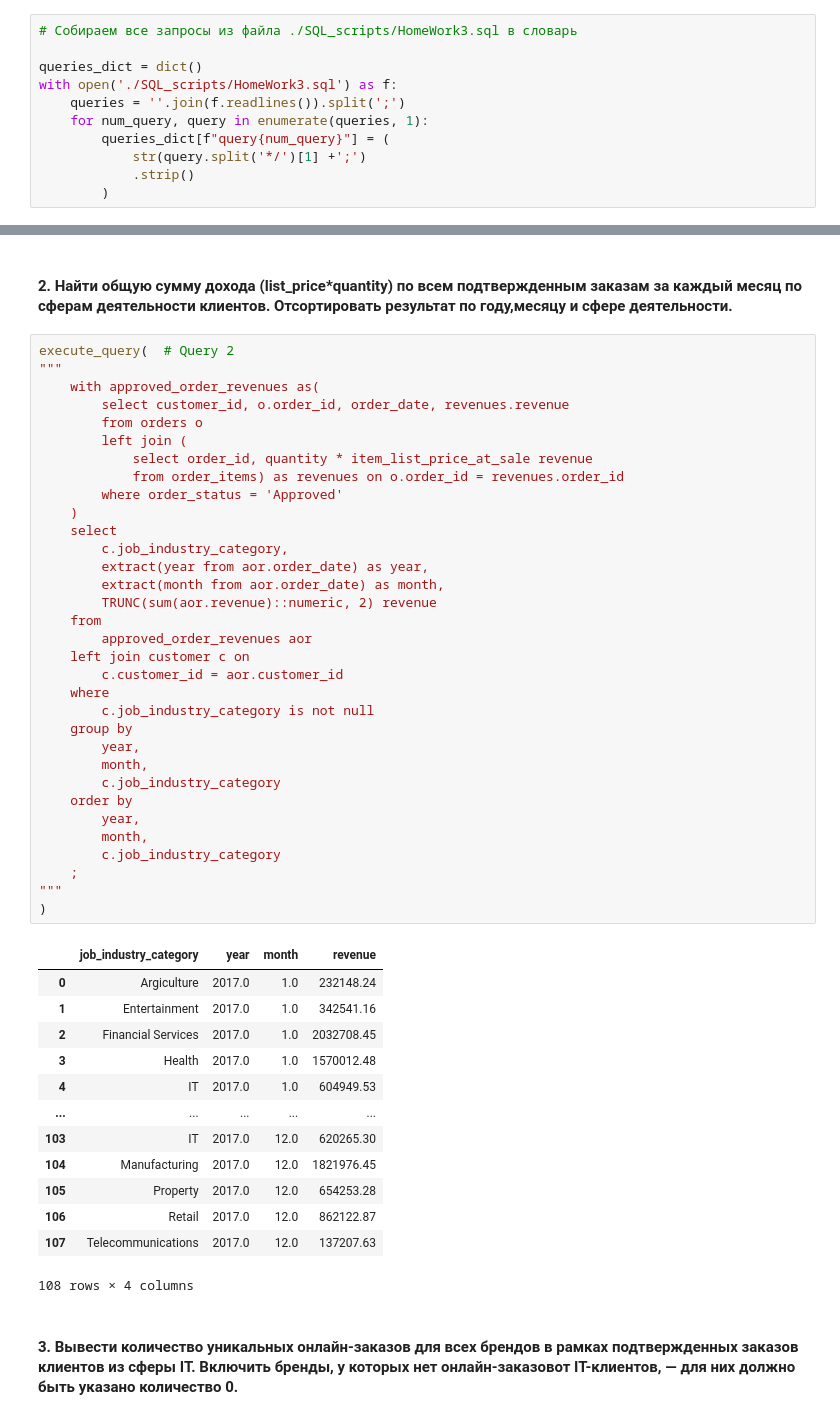
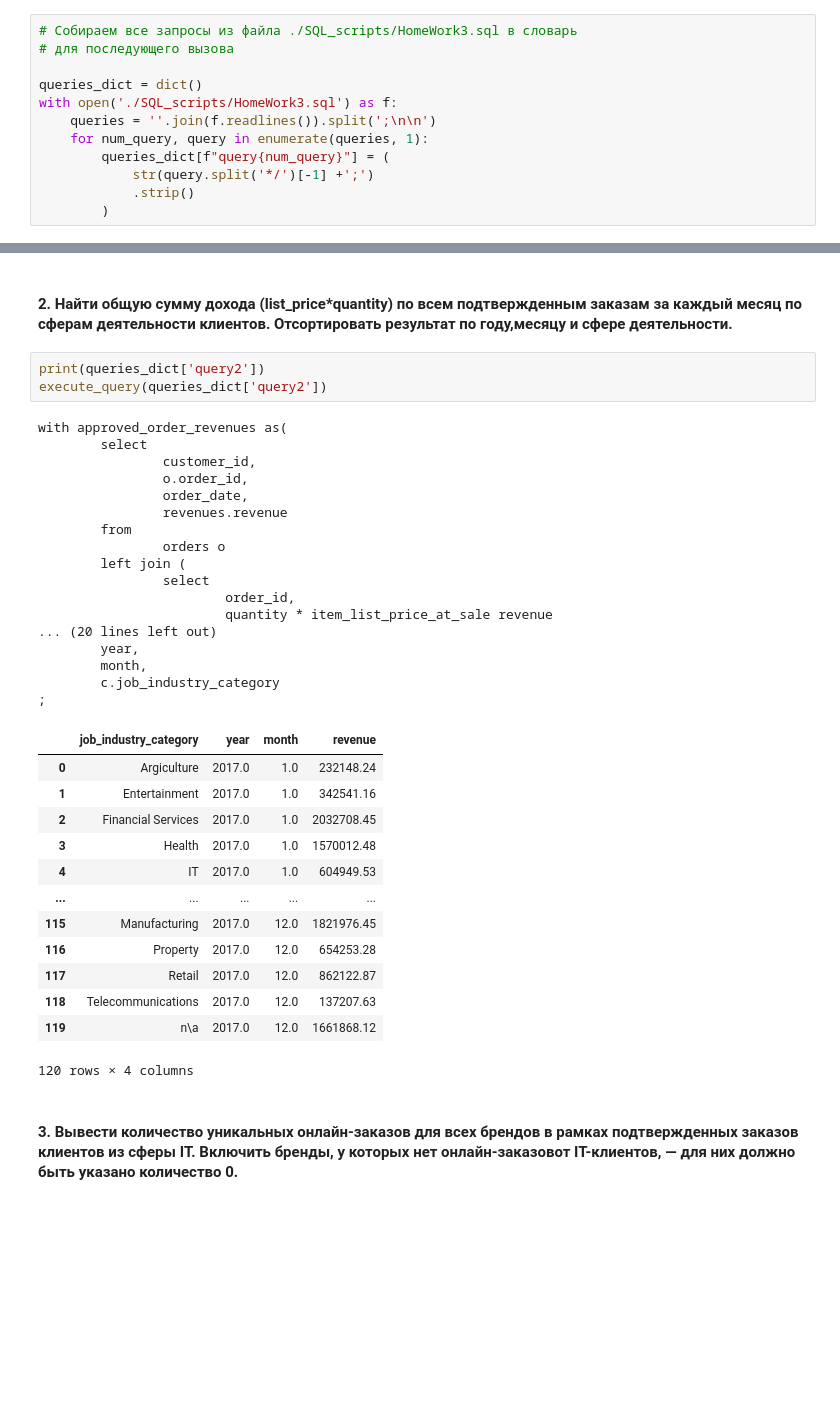
Before and after one commit to EgrSlv/PostgreSQLearn_MIPT, a Jupyter notebook: HomeWork_3/SolovevEgor_HW_03_ds_2025.ipynb, the cells around one changed output, grey strips where cells are left out. Drawn from its saved outputs; the diff is of its cells as text; blank space fills up the shorter version.

```diff
--- a/HomeWork_3/SolovevEgor_HW_03_ds_2025.ipynb
+++ b/HomeWork_3/SolovevEgor_HW_03_ds_2025.ipynb
@@ -291,12 +291,13 @@ def execute_query(query):
     return result
 # %%
 # Собираем все запросы из файла ./SQL_scripts/HomeWork3.sql в словарь
+# для последующего вызова
 
 queries_dict = dict()
 with open('./SQL_scripts/HomeWork3.sql') as f:
-    queries = ''.join(f.readlines()).split(';')
+    queries = ''.join(f.readlines()).split(';\n\n')
     for num_query, query in enumerate(queries, 1):
         queries_dict[f"query{num_query}"] = (
-            str(query.split('*/')[1] +';')
+            str(query.split('*/')[-1] +';')
             .strip()
         )
@@ -333,52 +342,39 @@ execute_query(  # Query 1
 # %% [markdown]
 #### 2. Найти общую сумму дохода (list_price*quantity) по всем подтвержденным заказам за каждый месяц по сферам деятельности клиентов. Отсортировать результат по году,месяцу и сфере деятельности.
 # %%
-execute_query(  # Query 2
-"""
-    with approved_order_revenues as(
-        select customer_id, o.order_id, order_date, revenues.revenue
-        from orders o
-        left join (
-            select order_id, quantity * item_list_price_at_sale revenue
-            from order_items) as revenues on o.order_id = revenues.order_id
-        where order_status = 'Approved'
-    )
-    select
-        c.job_industry_category,
-        extract(year from aor.order_date) as year,
-        extract(month from aor.order_date) as month,
-        TRUNC(sum(aor.revenue)::numeric, 2) revenue
-    from
-        approved_order_revenues aor
-    left join customer c on
-        c.customer_id = aor.customer_id
-    where
-        c.job_industry_category is not null
-    group by
-        year,
-        month,
-        c.job_industry_category
-    order by
-        year,
-        month,
-        c.job_industry_category
-    ;
-"""
-)
+print(queries_dict['query2'])
+execute_query(queries_dict['query2'])
 # %% [output]
+with approved_order_revenues as(
+        select
+                customer_id,
+                o.order_id,
+                order_date,
+                revenues.revenue
+        from
+                orders o
+        left join (
+                select
+                        order_id,
+                        quantity * item_list_price_at_sale revenue
+... (20 lines left out)
+        year,
+        month,
+        c.job_industry_category
+;
 |  | job_industry_category | year | month | revenue |
 | 0 | Argiculture | 2017.0 | 1.0 | 232148.24 |
 | 1 | Entertainment | 2017.0 | 1.0 | 342541.16 |
 | 2 | Financial Services | 2017.0 | 1.0 | 2032708.45 |
 | 3 | Health | 2017.0 | 1.0 | 1570012.48 |
 | 4 | IT | 2017.0 | 1.0 | 604949.53 |
 | ... | ... | ... | ... | ... |
-| 103 | IT | 2017.0 | 12.0 | 620265.30 |
-| 104 | Manufacturing | 2017.0 | 12.0 | 1821976.45 |
-| 105 | Property | 2017.0 | 12.0 | 654253.28 |
-| 106 | Retail | 2017.0 | 12.0 | 862122.87 |
-| 107 | Telecommunications | 2017.0 | 12.0 | 137207.63 |
+| 115 | Manufacturing | 2017.0 | 12.0 | 1821976.45 |
+| 116 | Property | 2017.0 | 12.0 | 654253.28 |
+| 117 | Retail | 2017.0 | 12.0 | 862122.87 |
+| 118 | Telecommunications | 2017.0 | 12.0 | 137207.63 |
+| 119 | n\a | 2017.0 | 12.0 | 1661868.12 |
-108 rows × 4 columns
+120 rows × 4 columns
 # %% [markdown]
 #### 3. Вывести количество уникальных онлайн-заказов для всех брендов в рамках подтвержденных заказов клиентов из сферы IT. Включить бренды, у которых нет онлайн-заказовот IT-клиентов, — для них должно быть указано количество 0.
 # %%
```
Also changed, not shown: parts of 11 cells of this notebook, 1 other file.
